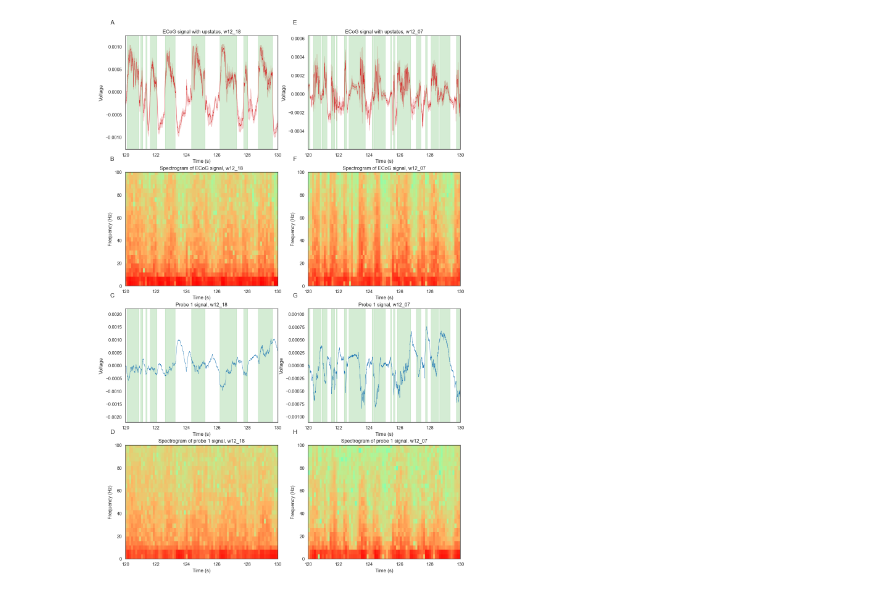
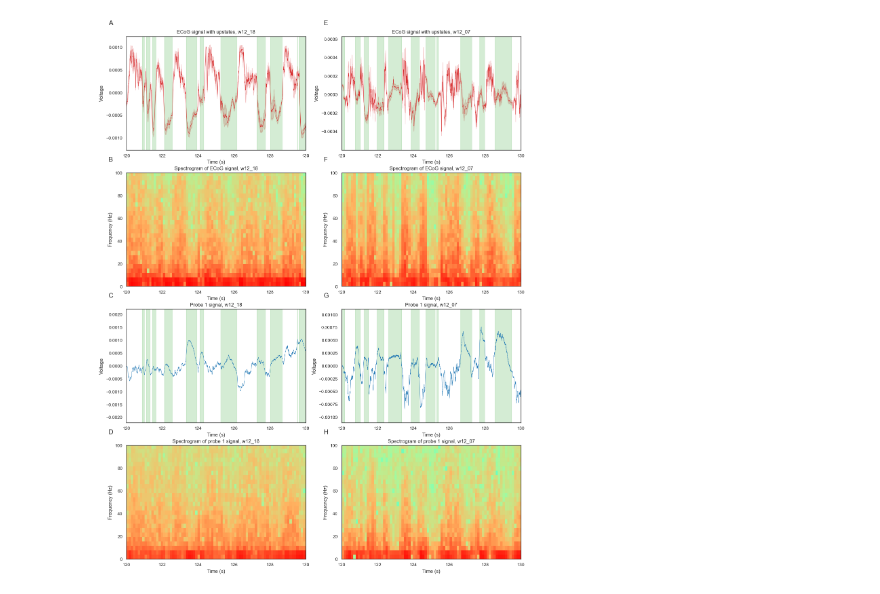
Before and after one commit to programerkotik/thesis-2023-travelling-waves, a Jupyter notebook: exp/spectral-analysis/spectrograms.ipynb, the cells around one changed output. Drawn from its saved outputs; the diff is of its cells as text; code cells hidden in the pictures.

```diff
--- a/exp/spectral-analysis/spectrograms.ipynb
+++ b/exp/spectral-analysis/spectrograms.ipynb
@@ -43,7 +43,7 @@ event_times_w12_07 = np.load('data/processed/w12_07.spont/event_times.npy')
 from matplotlib.gridspec import GridSpec
 
 # Set plotting style
-sns.set_context('paper', font_scale=1.2, rc={'lines.linewidth': 2})
+sns.set_context('paper', font_scale=1.1, rc={'lines.linewidth': 2})
 sns.set_palette('colorblind')
 sns.set_style('white')
 
@@ -53,7 +53,7 @@ sns.set_palette(color_palette)
 
 
 # Set GridSpec for the figure
-fig = plt.figure(figsize=(14, 22))
+fig = plt.figure(figsize=(15, 20))
 gs = GridSpec(4, 2, figure=fig)
 
 ax1 = fig.add_subplot(gs[0, 0]) # ecog raw signal with upstates exp 18
@@ -135,31 +135,31 @@ ax7.plot(times_w12_07, probe1_w12_07[-1], linewidth=0.5, color='tab:blue')
 for i in range(len(event_times_w12_07)):
     ax7.axvspan(event_times_w12_07[i][0], event_times_w12_07[i][1], color='tab:green', alpha=0.2)
 
 ax7.set_xlabel('Time (s)')
 ax7.set_ylabel('Voltage')
 ax7.set_title('Probe 1 signal, w12_07')
 ax7.set_xlim(120, 130)
 
 # add spectrogram in a given time window
 ax8.specgram(probe1_w12_07[-1], Fs=1000, NFFT=256, noverlap=128, cmap='rainbow')
 ax8.set_xlabel('Time (s)')
 ax8.set_ylabel('Frequency (Hz)')
 ax8.set_title('Spectrogram of probe 1 signal, w12_07')
 ax8.set_xlim(120, 130)
 ax8.set_ylim(0, 100)
 
 # Also add letters to the subplots
 ax1.text(-0.1, 1.1, 'A', transform=ax1.transAxes, size=14)
 ax2.text(-0.1, 1.1, 'B', transform=ax2.transAxes, size=14)
 ax3.text(-0.1, 1.1, 'C', transform=ax3.transAxes, size=14)
 ax4.text(-0.1, 1.1, 'D', transform=ax4.transAxes, size=14)
 ax5.text(-0.1, 1.1, 'E', transform=ax5.transAxes, size=14)
 ax6.text(-0.1, 1.1, 'F', transform=ax6.transAxes, size=14)
 ax7.text(-0.1, 1.1, 'G', transform=ax7.transAxes, size=14)
 ax8.text(-0.1, 1.1, 'H', transform=ax8.transAxes, size=14)
 
 
 # save figure
 fig.savefig(f'{project_path}/res/{exp_name}/spectrograms.png', dpi=300, bbox_inches='tight')
 # %% [output]
-[figure, old version]
+[figure, new version]
```
Also changed, not shown: parts of 1 cell of this notebook, 18 other files.
